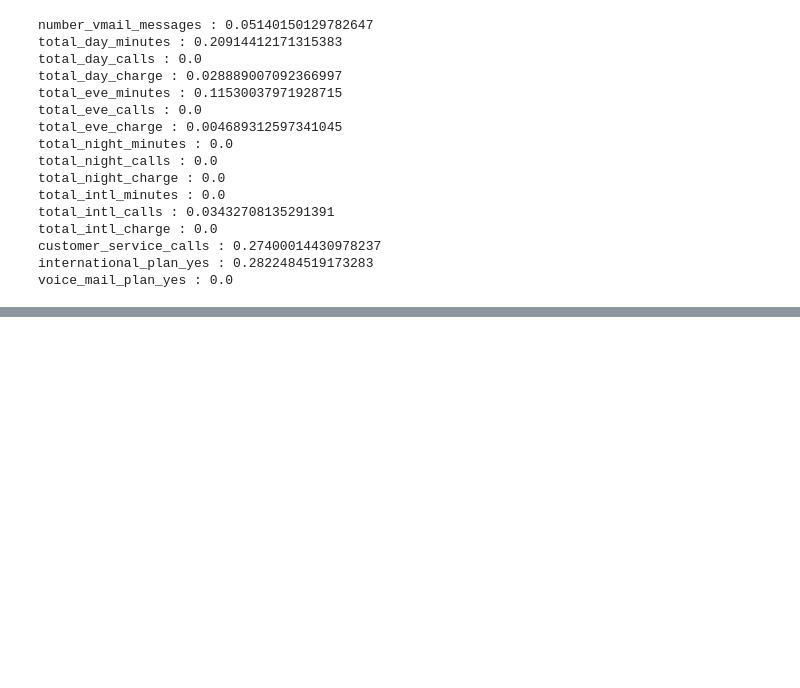
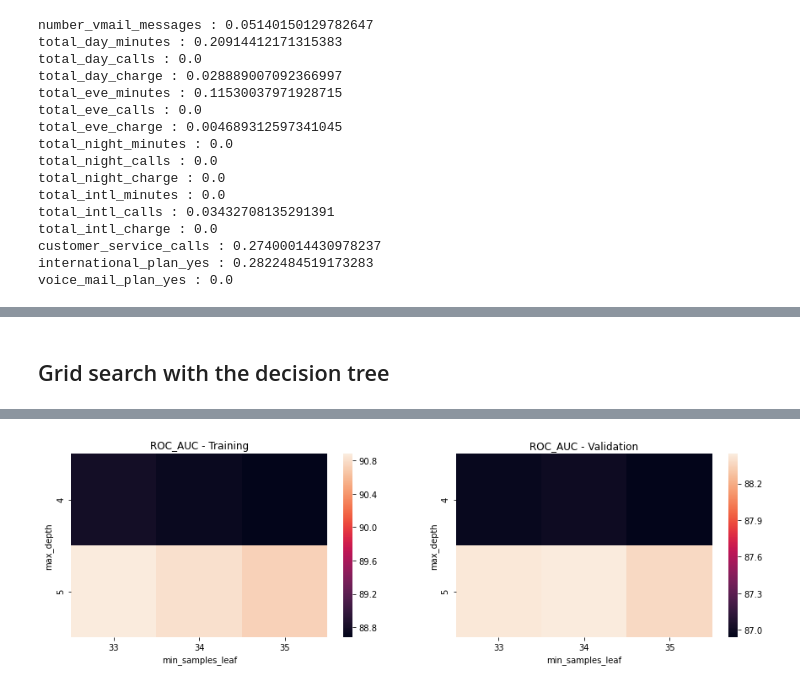
Before and after one commit to PaulWill92/Predicting_Churn, a Jupyter notebook: notebooks/Baseline_model.ipynb, the cells around one changed output, grey strips where cells are left out. Cells and saved outputs as stored; diff of their text form; code cells hidden in the pictures; blank space fills up the shorter version.

```diff
--- a/notebooks/Baseline_model.ipynb
+++ b/notebooks/Baseline_model.ipynb
@@ -358,0 +355,2 @@ Image(graph.create_png())
+# %% [markdown]
+## Grid search with the decision tree
@@ -358,0 +361,12 @@ Image(graph.create_png())
+# %%
+%%time
+param_grid = {'max_depth':range(4,6), 'min_samples_leaf':range(33,36)}
+
+opt_model = GridSearchCV(tree_clf, param_grid, cv=skf, scoring='roc_auc', return_train_score=True)
+opt_model.fit(X_train,y_train)
+d_tree_best_model = opt_model.best_estimator_
+
+scores(d_tree_best_model,X_train,X_val,y_train,y_val)
+print(opt_model.best_params_)
+opt_plots(opt_model)
+# %% [output]
@@ -358,0 +377 @@ Image(graph.create_png())
+[figure, added]
```
Also changed, not shown: parts of 40 cells of this notebook.
